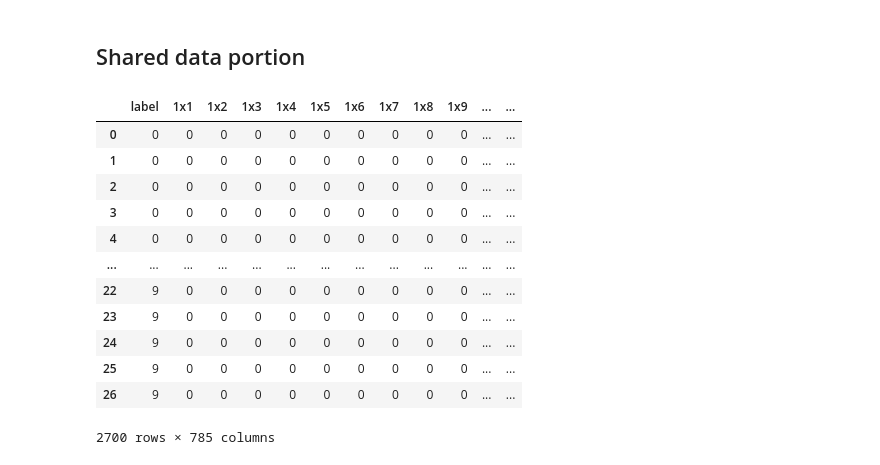
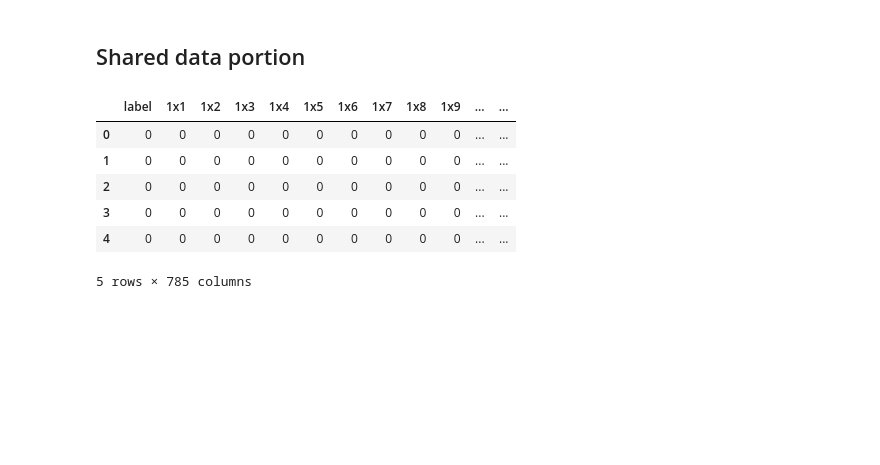
Before and after one commit to alelevente/FeLeSh, a Jupyter notebook: src/1_sharing_methods/fixed_share.ipynb, the cells around one changed output. Saved outputs shown, nothing was run; the diff lists cells and outputs as text; code cells hidden in the pictures; blank space fills up the shorter version.

```diff
--- a/src/1_sharing_methods/fixed_share.ipynb
+++ b/src/1_sharing_methods/fixed_share.ipynb
@@ -32,21 +32,15 @@ for partip in range(10):
     for digit in range(10):
         digit_df = participant_df[participant_df["label"] == digit].sample(n=SAMPLES_TO_SHARE).reset_index(drop=True)
         shared_df = pd.concat([shared_df, digit_df])
-# %%
-shared_df
-# %% [output]
-|  | label | 1x1 | 1x2 | 1x3 | 1x4 | 1x5 | 1x6 | 1x7 | 1x8 | 1x9 | ... | ... |
-| 0 | 0 | 0 | 0 | 0 | 0 | 0 | 0 | 0 | 0 | 0 | ... | ... |
-| 1 | 0 | 0 | 0 | 0 | 0 | 0 | 0 | 0 | 0 | 0 | ... | ... |
-| 2 | 0 | 0 | 0 | 0 | 0 | 0 | 0 | 0 | 0 | 0 | ... | ... |
-| 3 | 0 | 0 | 0 | 0 | 0 | 0 | 0 | 0 | 0 | 0 | ... | ... |
-| 4 | 0 | 0 | 0 | 0 | 0 | 0 | 0 | 0 | 0 | 0 | ... | ... |
-| ... | ... | ... | ... | ... | ... | ... | ... | ... | ... | ... | ... | ... |
-| 22 | 9 | 0 | 0 | 0 | 0 | 0 | 0 | 0 | 0 | 0 | ... | ... |
-| 23 | 9 | 0 | 0 | 0 | 0 | 0 | 0 | 0 | 0 | 0 | ... | ... |
-| 24 | 9 | 0 | 0 | 0 | 0 | 0 | 0 | 0 | 0 | 0 | ... | ... |
-| 25 | 9 | 0 | 0 | 0 | 0 | 0 | 0 | 0 | 0 | 0 | ... | ... |
-| 26 | 9 | 0 | 0 | 0 | 0 | 0 | 0 | 0 | 0 | 0 | ... | ... |
-2700 rows × 785 columns
+# %%
+shared_df.head()
+# %% [output]
+|  | label | 1x1 | 1x2 | 1x3 | 1x4 | 1x5 | 1x6 | 1x7 | 1x8 | 1x9 | ... | ... |
+| 0 | 0 | 0 | 0 | 0 | 0 | 0 | 0 | 0 | 0 | 0 | ... | ... |
+| 1 | 0 | 0 | 0 | 0 | 0 | 0 | 0 | 0 | 0 | 0 | ... | ... |
+| 2 | 0 | 0 | 0 | 0 | 0 | 0 | 0 | 0 | 0 | 0 | ... | ... |
+| 3 | 0 | 0 | 0 | 0 | 0 | 0 | 0 | 0 | 0 | 0 | ... | ... |
+| 4 | 0 | 0 | 0 | 0 | 0 | 0 | 0 | 0 | 0 | 0 | ... | ... |
+5 rows × 785 columns
 # %%
 shared_df.to_csv(FIXED_SHARED_FILE, index=False)
```
Also changed, not shown: 9 other files.
